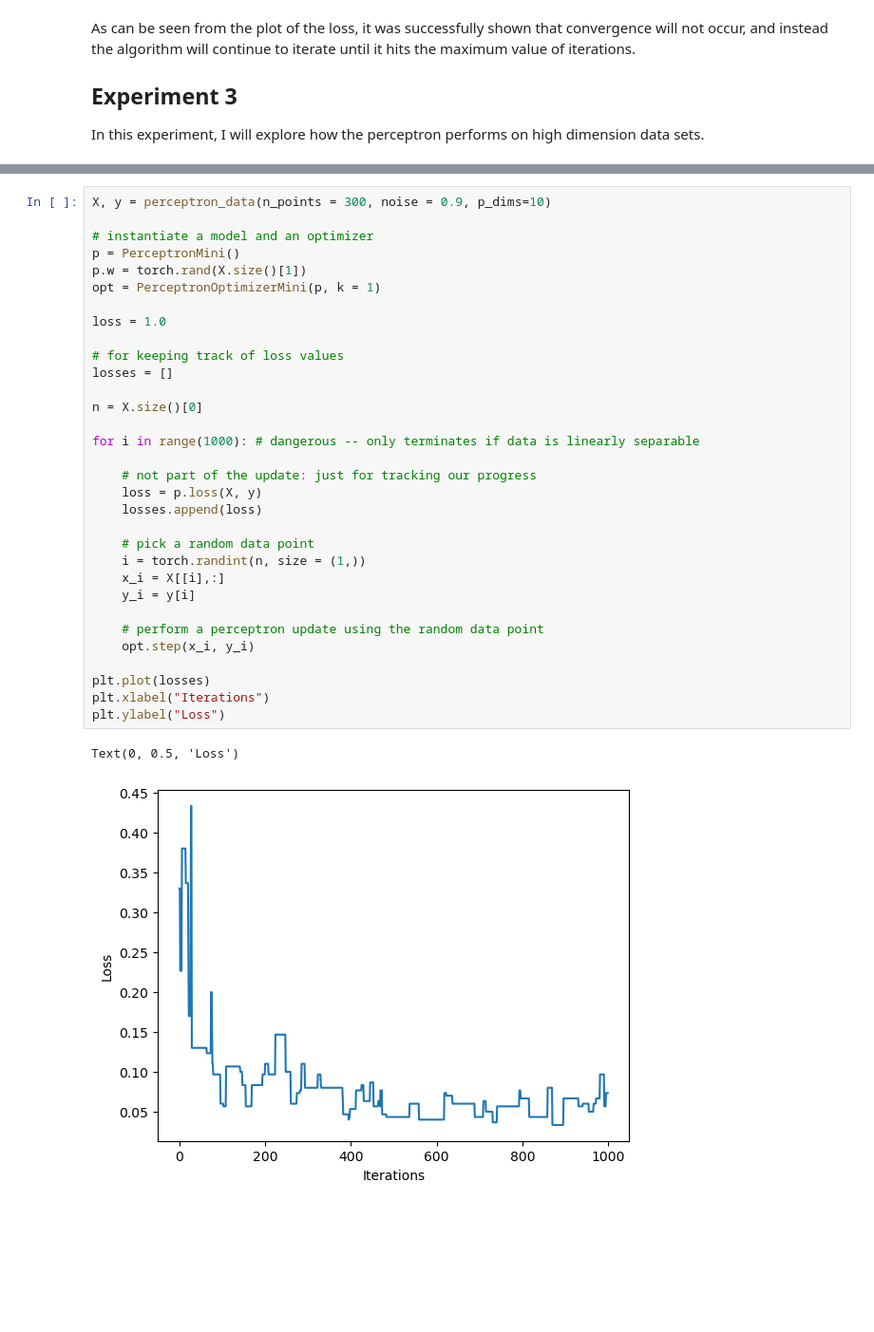
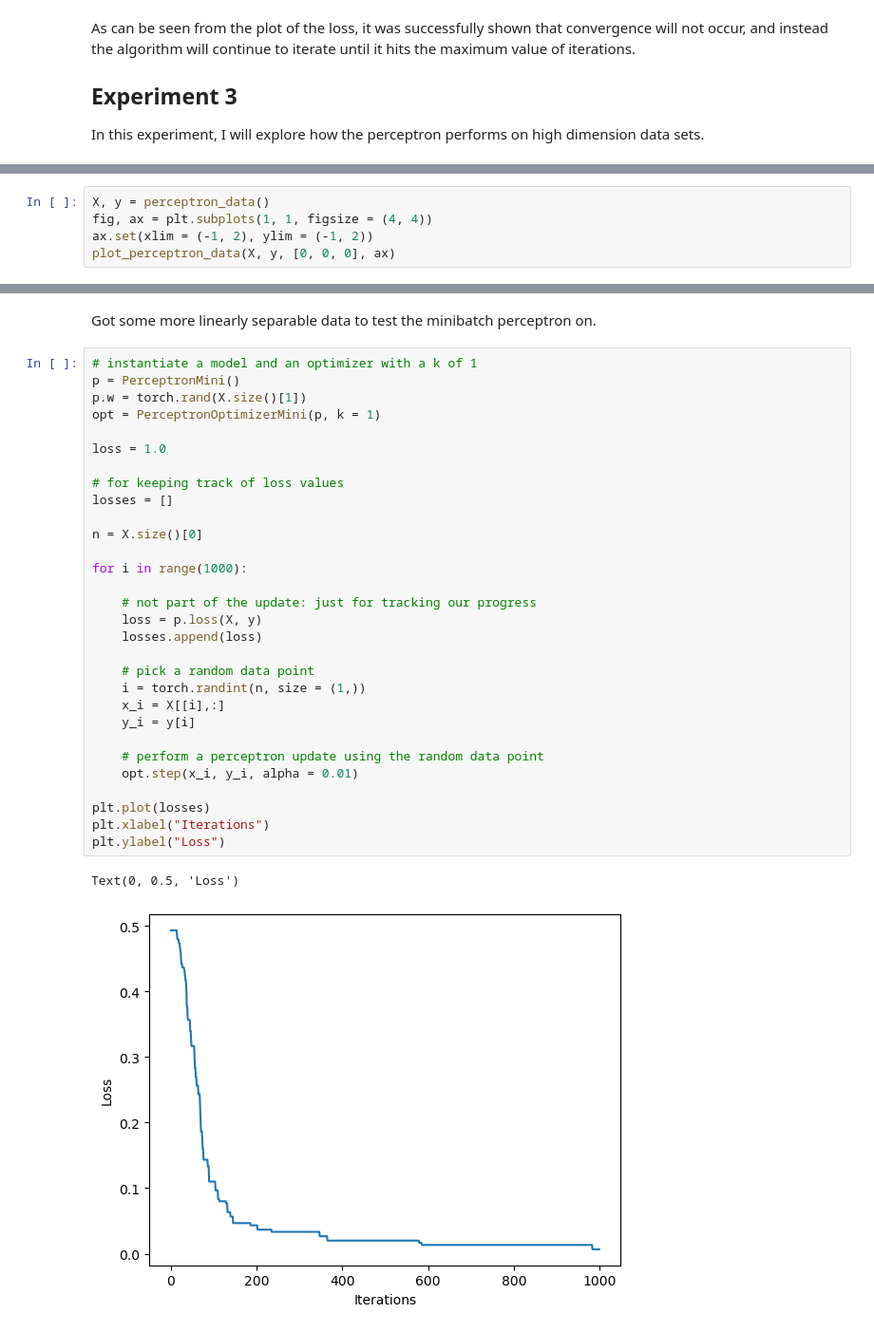
Before and after one commit to ShadowedSpace/ShadowedSpace.github.io, a Jupyter notebook: posts/BP6/BP6.ipynb, the cells around one changed output, grey strips where cells are left out. Shown at 95% size. Cells and saved outputs as stored; diff of their text form; blank space fills up the shorter version.

Commit message:
perceptron w minibatch

```diff
--- a/posts/BP6/BP6.ipynb
+++ b/posts/BP6/BP6.ipynb
@@ -193,0 +196,5 @@ Text(0, 0.5, 'Loss')
+# %%
+X, y = perceptron_data()
+fig, ax = plt.subplots(1, 1, figsize = (4, 4))
+ax.set(xlim = (-1, 2), ylim = (-1, 2))
+plot_perceptron_data(X, y, [0, 0, 0], ax)
@@ -194,35 +203,35 @@ Text(0, 0.5, 'Loss')
+# %% [markdown]
+Got some more linearly separable data to test the minibatch perceptron on.
 # %%
-X, y = perceptron_data(n_points = 300, noise = 0.9, p_dims=10)
-
-# instantiate a model and an optimizer
+# instantiate a model and an optimizer with a k of 1
 p = PerceptronMini()
 p.w = torch.rand(X.size()[1])
 opt = PerceptronOptimizerMini(p, k = 1)
 
 loss = 1.0
 
 # for keeping track of loss values
 losses = []
 
 n = X.size()[0]
 
-for i in range(1000): # dangerous -- only terminates if data is linearly separable
+for i in range(1000):
 
     # not part of the update: just for tracking our progress
     loss = p.loss(X, y)
     losses.append(loss)
 
     # pick a random data point
     i = torch.randint(n, size = (1,))
     x_i = X[[i],:]
     y_i = y[i]
 
     # perform a perceptron update using the random data point
-    opt.step(x_i, y_i)
+    opt.step(x_i, y_i, alpha = 0.01)
 
 plt.plot(losses)
 plt.xlabel("Iterations")
 plt.ylabel("Loss")
 # %% [output]
 Text(0, 0.5, 'Loss')
-[figure, old version]
+[figure, new version]
```
Also changed, not shown: parts of 11 cells of this notebook, 8 other files.
